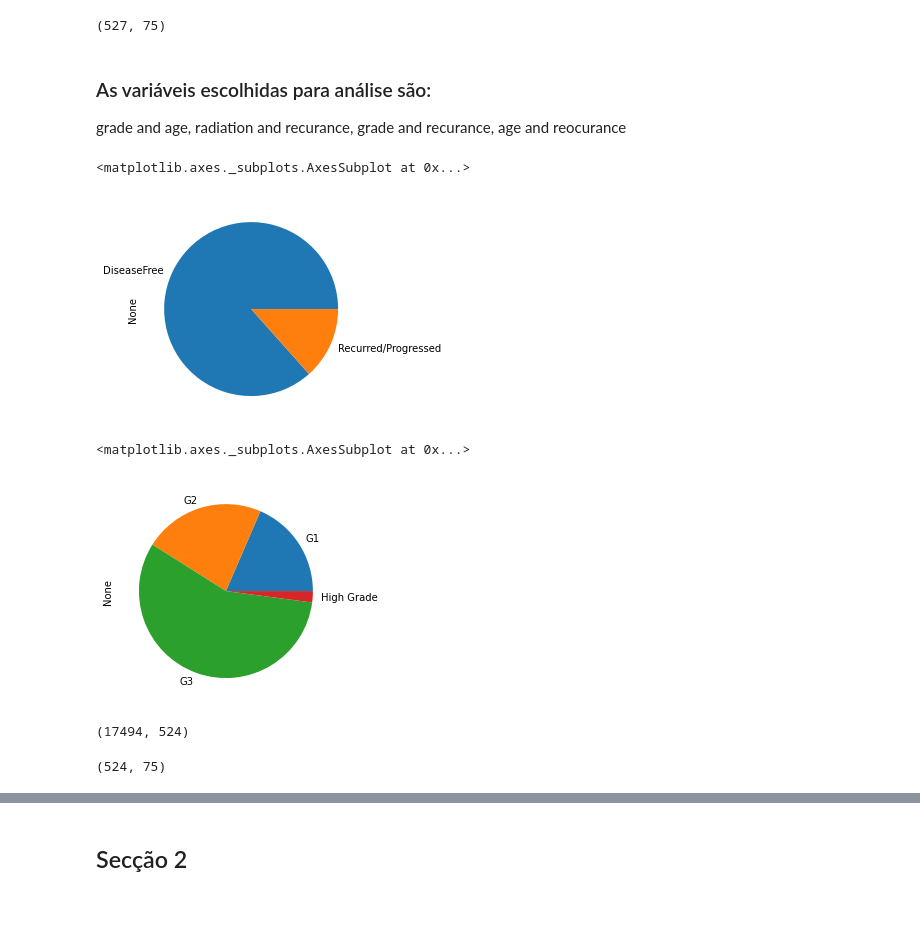
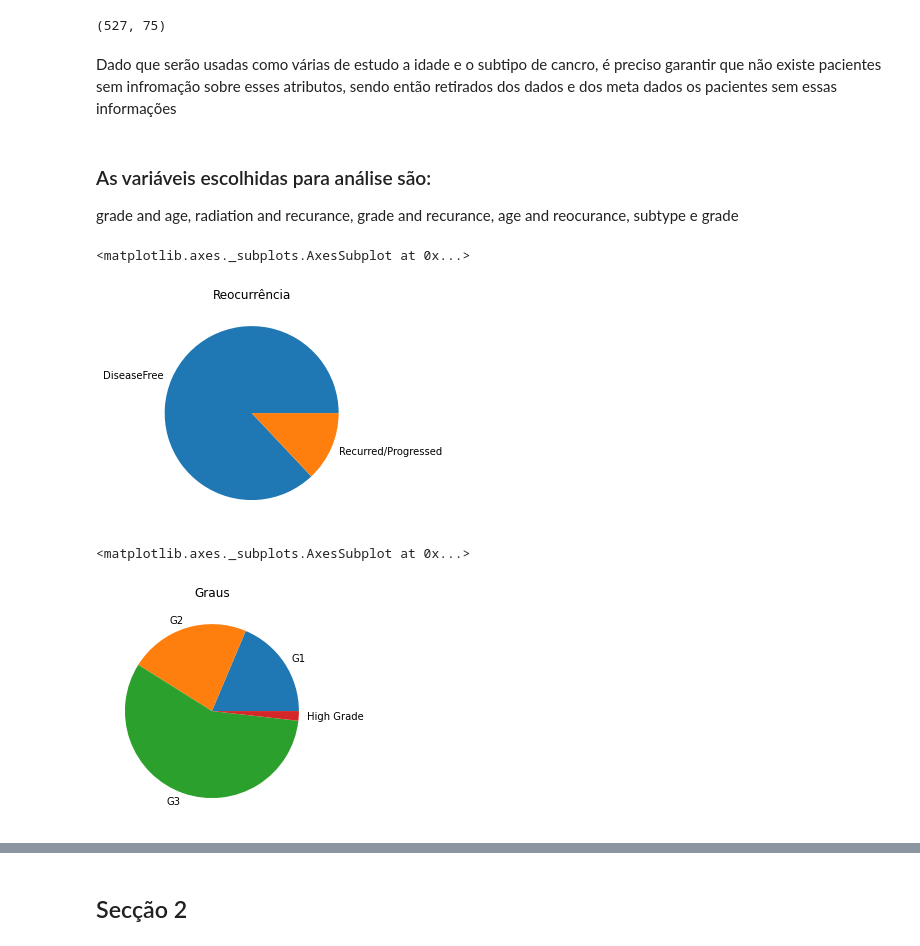
Before and after one commit to anacar28/Bio_inf_trabalho, a Jupyter notebook: dataset4.ipynb, the cells around one changed output, grey strips where cells are left out. Saved outputs shown, nothing was run; the diff lists cells and outputs as text; code cells hidden in the pictures; blank space fills up the shorter version.

```diff
--- a/dataset4.ipynb
+++ b/dataset4.ipynb
@@ -255,5 +262,7 @@ unified_meta.describe()
 unified_meta.shape
 # %% [output]
 (527, 75)
+# %% [markdown]
+Dado que serão usadas como várias de estudo a idade e o subtipo de cancro, é preciso garantir que não existe pacientes sem infromação sobre esses atributos, sendo então retirados dos dados e dos meta dados os pacientes sem essas informações
 # %%
 age_drop=unified_meta[unified_meta['AGE'].isnull()]
@@ -266,23 +273,21 @@ unified_meta=unified_meta.dropna(subset = ['AGE'])
+# %%
+sub_drop=unified_meta[unified_meta['SUBTYPE'].isnull()]
+for i in range(len(sub_drop)):
+  data=data.drop(labels=[sub_drop.index[i]],axis=1)
+
+unified_meta=unified_meta.dropna(subset = ['SUBTYPE'])
 # %% [markdown]
 ### As variáveis escolhidas para análise são:
-grade and age, radiation and recurance, grade and recurance, age and reocurance
+grade and age, radiation and recurance, grade and recurance, age and reocurance, subtype e grade
 # %%
-unified_meta.groupby("DFS_STATUS").size().plot.pie()
+unified_meta.groupby("DFS_STATUS").size().plot.pie(title='Reocurrência',ylabel='')
 #Mostra que a maioria das pessoas com os tratamentos não tiveram reocorrência da doença
 # %% [output]
 <matplotlib.axes._subplots.AxesSubplot at 0x...>
-[figure, old version]
+[figure, new version]
 # %%
-unified_meta.groupby("GRADE").size().plot.pie()
+unified_meta.groupby("GRADE").size().plot.pie(title='Graus',ylabel='')
 #A grade da doença é principalmente de grau 3
 # %% [output]
 <matplotlib.axes._subplots.AxesSubplot at 0x...>
-[figure, old version]
+[figure, new version]
-# %%
-data.shape
-# %% [output]
-(17494, 524)
-# %%
-unified_meta.shape
-# %% [output]
-(524, 75)
```
Also changed, not shown: parts of 75 cells of this notebook.
